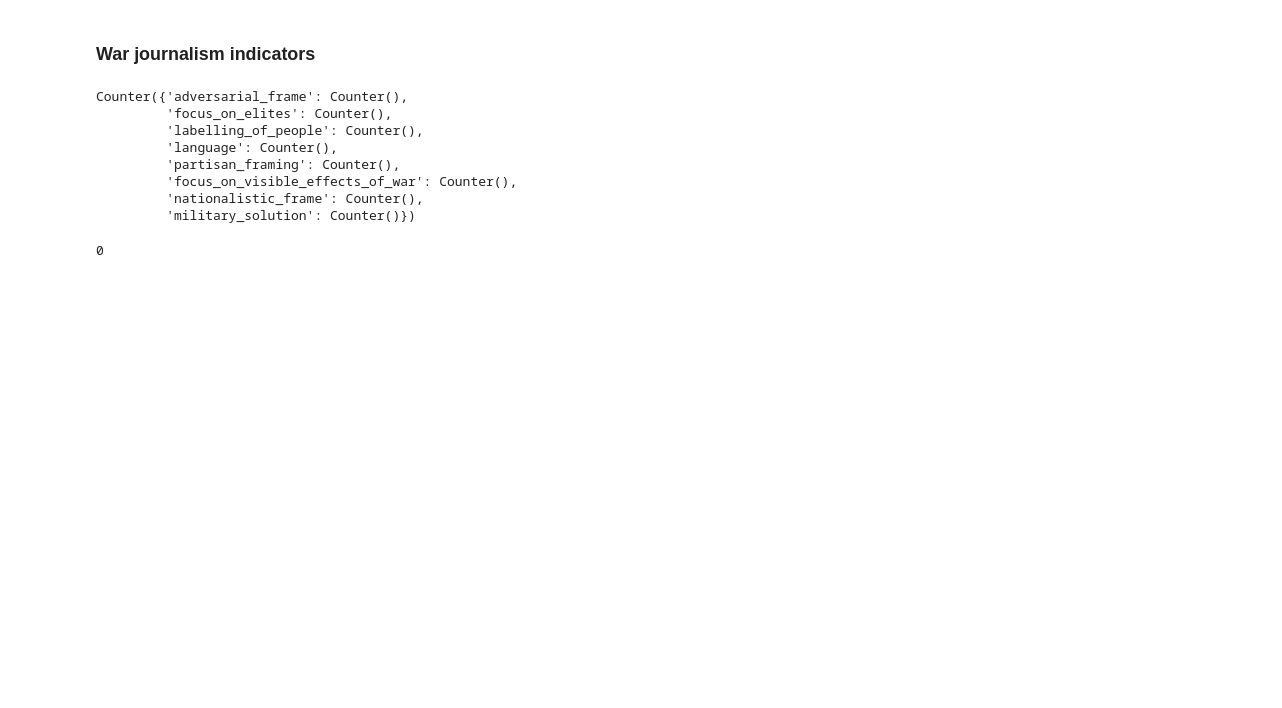
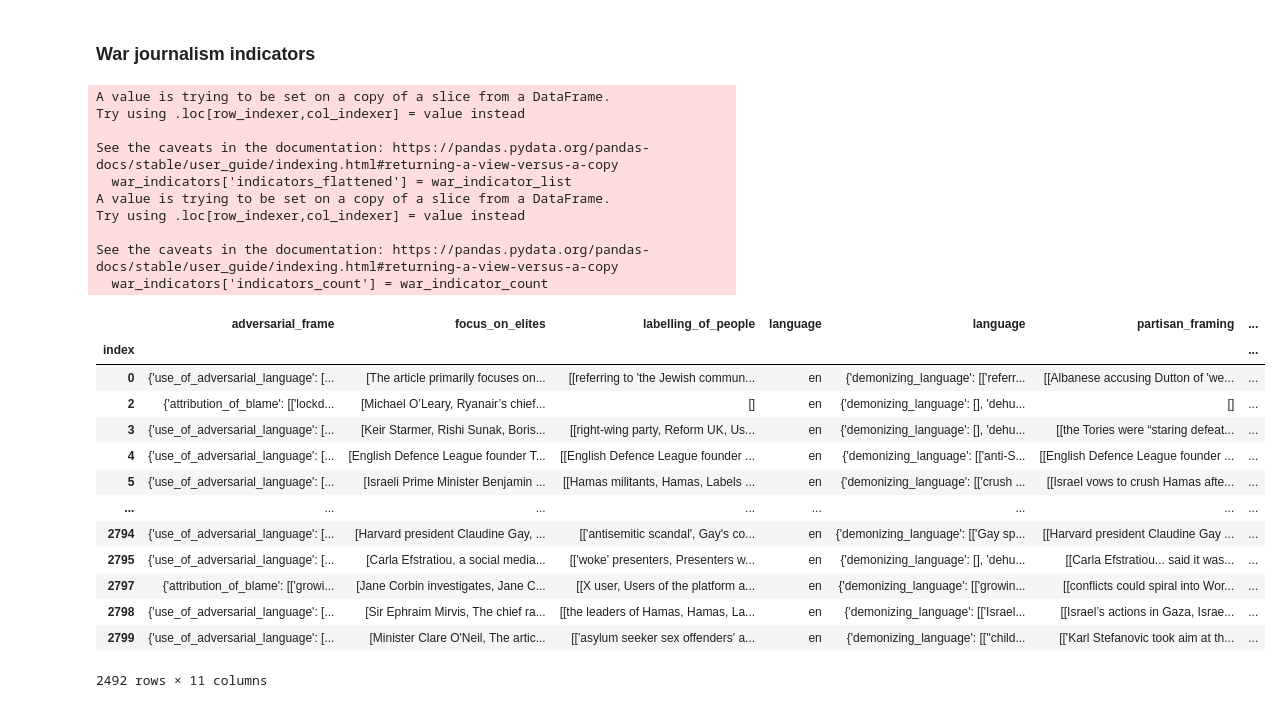
Before and after one commit to avneetreen/humanity-check, a Jupyter notebook: notebooks/Output Analysis.ipynb, the cells around one changed output. Cells and saved outputs as stored; diff of their text form; code cells hidden in the pictures; blank space fills up the shorter version.

```diff
--- a/notebooks/Output Analysis.ipynb
+++ b/notebooks/Output Analysis.ipynb
@@ -151,17 +170,32 @@ def flatten_and_count(df):
 # %%
-war_counts = flatten_and_count(war_indicators)
-war_counts
+war_indicator_list, war_indicator_count = flatten_and_count(war_indicators)
-# %% [output]
-Counter({'adversarial_frame': Counter(),
-         'focus_on_elites': Counter(),
-         'labelling_of_people': Counter(),
-         'language': Counter(),
-         'partisan_framing': Counter(),
-         'focus_on_visible_effects_of_war': Counter(),
-         'nationalistic_frame': Counter(),
-         'military_solution': Counter()})
-# %%
-war_summary.Count.sum()
-# %% [output]
-0
+# %%
+war_indicators['indicators_flattened'] = war_indicator_list
+war_indicators['indicators_count'] = war_indicator_count
+war_indicators
+# %% [output]
+A value is trying to be set on a copy of a slice from a DataFrame.
+Try using .loc[row_indexer,col_indexer] = value instead
+
+See the caveats in the documentation: https://pandas.pydata.org/pandas-docs/stable/user_guide/indexing.html#returning-a-view-versus-a-copy
+  war_indicators['indicators_flattened'] = war_indicator_list
+A value is trying to be set on a copy of a slice from a DataFrame.
+Try using .loc[row_indexer,col_indexer] = value instead
+
+See the caveats in the documentation: https://pandas.pydata.org/pandas-docs/stable/user_guide/indexing.html#returning-a-view-versus-a-copy
+  war_indicators['indicators_count'] = war_indicator_count
+|  | adversarial_frame | focus_on_elites | labelling_of_people | language | language | partisan_framing | ... |
+| index |  |  |  |  |  |  | ... |
+| 0 | {'use_of_adversarial_language': [... | [The article primarily focuses on... | [[referring to 'the Jewish commun... | en | {'demonizing_language': [['referr... | [[Albanese accusing Dutton of 'we... | ... |
+| 2 | {'attribution_of_blame': [['lockd... | [Michael O’Leary, Ryanair’s chief... | [] | en | {'demonizing_language': [], 'dehu... | [] | ... |
+| 3 | {'use_of_adversarial_language': [... | [Keir Starmer, Rishi Sunak, Boris... | [[right-wing party, Reform UK, Us... | en | {'demonizing_language': [], 'dehu... | [[the Tories were “staring defeat... | ... |
+| 4 | {'use_of_adversarial_language': [... | [English Defence League founder T... | [[English Defence League founder ... | en | {'demonizing_language': [['anti-S... | [[English Defence League founder ... | ... |
+| 5 | {'use_of_adversarial_language': [... | [Israeli Prime Minister Benjamin ... | [[Hamas militants, Hamas, Labels ... | en | {'demonizing_language': [['crush ... | [[Israel vows to crush Hamas afte... | ... |
+| ... | ... | ... | ... | ... | ... | ... | ... |
+| 2794 | {'use_of_adversarial_language': [... | [Harvard president Claudine Gay, ... | [['antisemitic scandal', Gay's co... | en | {'demonizing_language': [['Gay sp... | [[Harvard president Claudine Gay ... | ... |
+| 2795 | {'use_of_adversarial_language': [... | [Carla Efstratiou, a social media... | [['woke' presenters, Presenters w... | en | {'demonizing_language': [], 'dehu... | [[Carla Efstratiou... said it was... | ... |
+| 2797 | {'attribution_of_blame': [['growi... | [Jane Corbin investigates, Jane C... | [[X user, Users of the platform a... | en | {'demonizing_language': [['growin... | [[conflicts could spiral into Wor... | ... |
+| 2798 | {'use_of_adversarial_language': [... | [Sir Ephraim Mirvis, The chief ra... | [[the leaders of Hamas, Hamas, La... | en | {'demonizing_language': [['Israel... | [[Israel’s actions in Gaza, Israe... | ... |
+| 2799 | {'use_of_adversarial_language': [... | [Minister Clare O'Neil, The artic... | [['asylum seeker sex offenders' a... | en | {'demonizing_language': [[''child... | [['Karl Stefanovic took aim at th... | ... |
+2492 rows × 11 columns
 # %%
```
Also changed, not shown: parts of 10 cells of this notebook.
